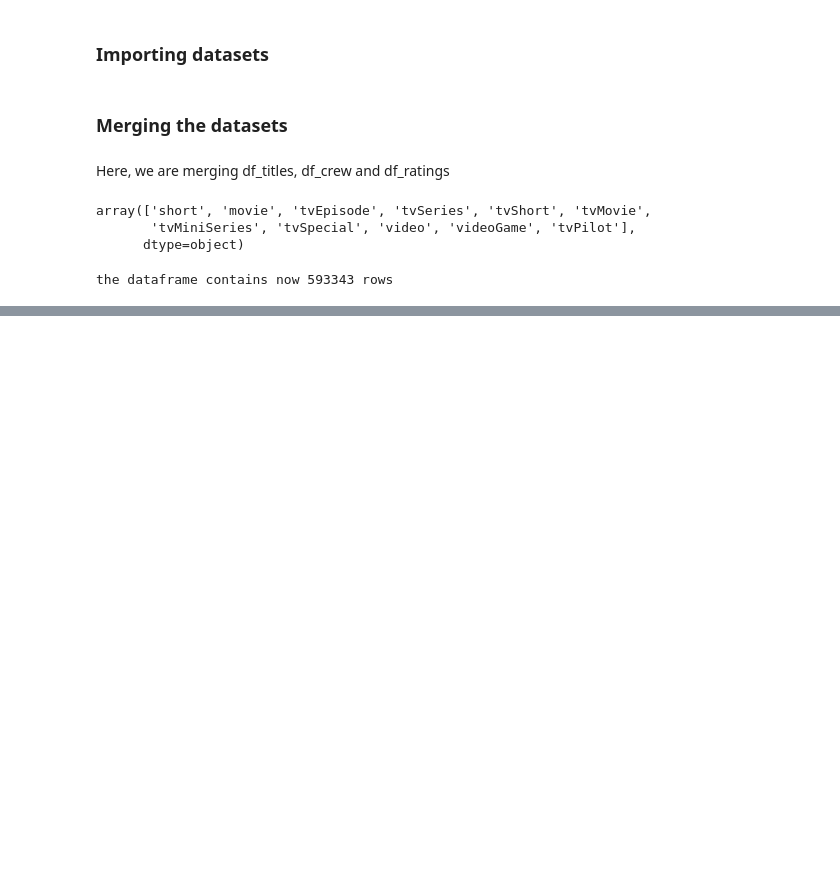
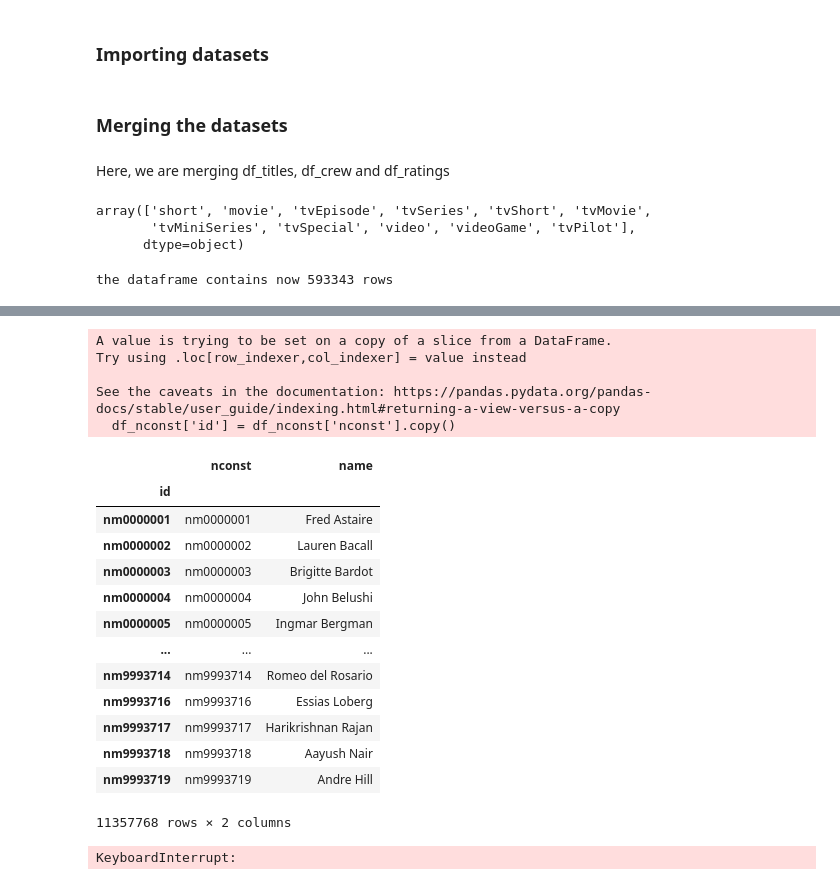
Before and after one commit to epfl-ada/ada-2021-project-escouade, a Jupyter notebook: src/preprocessing.ipynb, the cells around one changed output, grey strips where cells are left out. Saved outputs shown, nothing was run; the diff lists cells and outputs as text; code cells hidden in the pictures; blank space fills up the shorter version.

```diff
--- a/src/preprocessing.ipynb
+++ b/src/preprocessing.ipynb
@@ -259,0 +294,26 @@ merged = merged.merge(df_principals_crew, on = 'tconst', how = 'left')
+# %%
+# creating a dict with nconst as keys and names as values
+df_nconst = df_names[['nconst', 'primaryName']]
+df_nconst['id'] = df_nconst['nconst'].copy()
+df_nconst = df_nconst.rename(columns = {'primaryName' : 'name'})
+df_nconst.set_index('id')
+# %% [output]
+A value is trying to be set on a copy of a slice from a DataFrame.
+Try using .loc[row_indexer,col_indexer] = value instead
+
+See the caveats in the documentation: https://pandas.pydata.org/pandas-docs/stable/user_guide/indexing.html#returning-a-view-versus-a-copy
+  df_nconst['id'] = df_nconst['nconst'].copy()
+|  | nconst | name |
+| id |  |  |
+| nm0000001 | nm0000001 | Fred Astaire |
+| nm0000002 | nm0000002 | Lauren Bacall |
+| nm0000003 | nm0000003 | Brigitte Bardot |
+| nm0000004 | nm0000004 | John Belushi |
+| nm0000005 | nm0000005 | Ingmar Bergman |
+| ... | ... | ... |
+| nm9993714 | nm9993714 | Romeo del Rosario |
+| nm9993716 | nm9993716 | Essias Loberg |
+| nm9993717 | nm9993717 | Harikrishnan Rajan |
+| nm9993718 | nm9993718 | Aayush Nair |
+| nm9993719 | nm9993719 | Andre Hill |
+11357768 rows × 2 columns
@@ -259,0 +322,5 @@ merged = merged.merge(df_principals_crew, on = 'tconst', how = 'left')
+# %%
+with open('nconst_names.json', 'w') as file:
+    json.dump(dict, file)
+# %% [output]
+KeyboardInterrupt:
```
Also changed, not shown: parts of 15 cells of this notebook.
